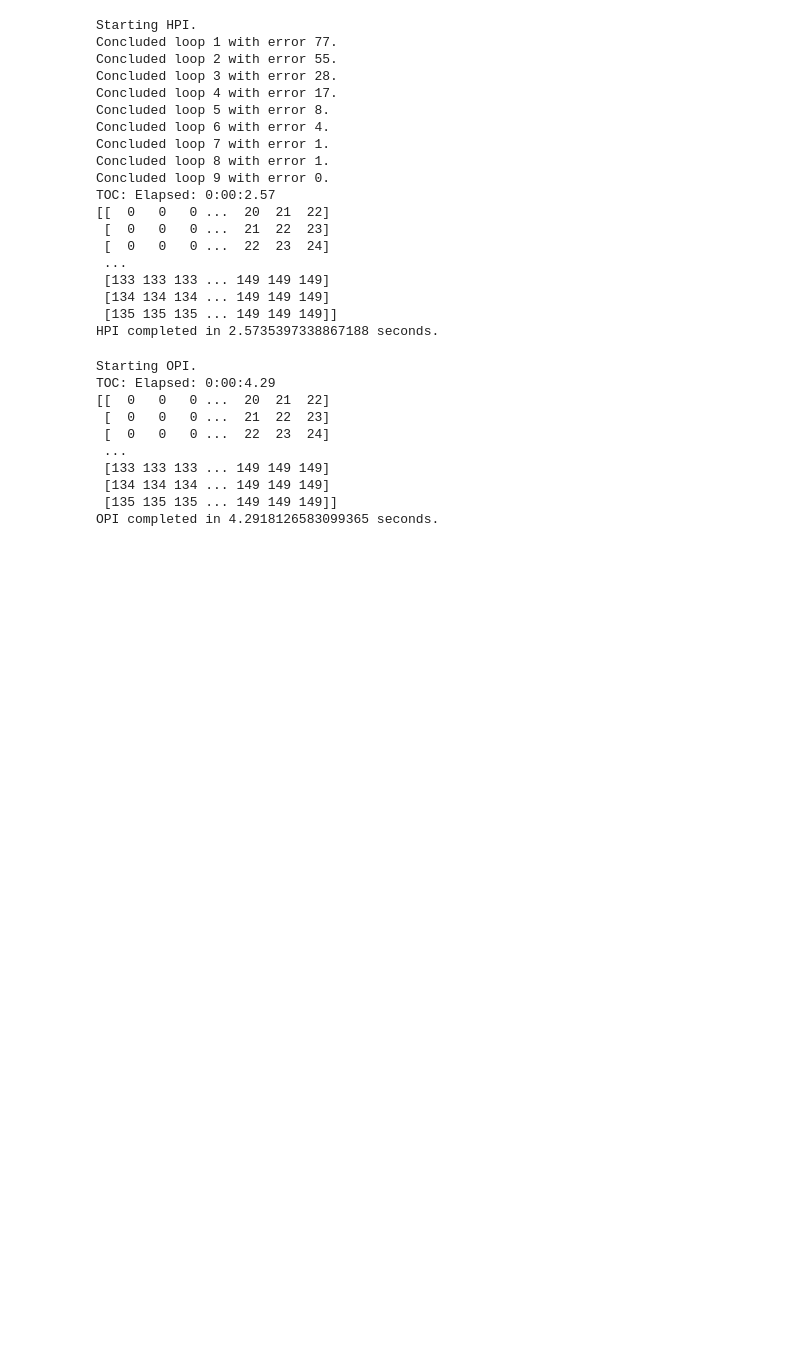
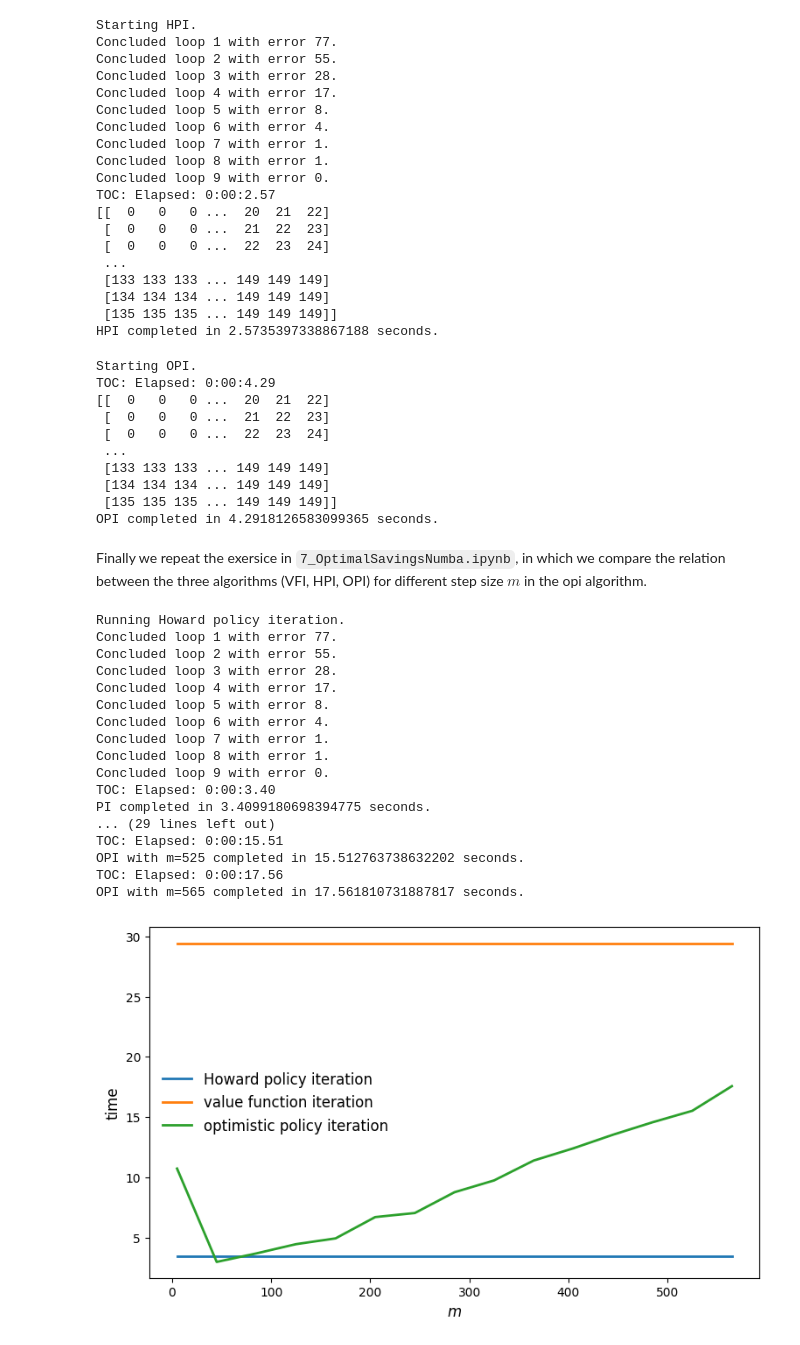
Before and after one commit to mloyorev/Theory, a Jupyter notebook: 9_OptimalSavingsJax.ipynb, the cells around one changed output. Saved outputs shown, nothing was run; the diff lists cells and outputs as text; code cells hidden in the pictures; blank space fills up the shorter version.

```diff
--- a/9_OptimalSavingsJax.ipynb
+++ b/9_OptimalSavingsJax.ipynb
@@ -404,3 +404,57 @@ TOC: Elapsed: 0:00:4.29
  [134 134 134 ... 149 149 149]
  [135 135 135 ... 149 149 149]]
 OPI completed in 4.2918126583099365 seconds.
+# %% [markdown]
+Finally we repeat the exersice in `7_OptimalSavingsNumba.ipynb`, in which we compare the relation between the three algorithms (VFI, HPI, OPI) for different step size $m$ in the opi algorithm.
+# %%
+m_vals = range(5, 600, 40)
+model = create_consumption_model_jax()
+print("Running Howard policy iteration.")
+qe.tic()
+σ_pi = policy_iteration(model)
+pi_time = qe.toc()
+print(f"PI completed in {pi_time} seconds.")
+
+print("Running value function iteration.")
+qe.tic()
+σ_vfi = value_iteration(model, tol=1e-5)
+vfi_time = qe.toc()
+print(f"VFI completed in {vfi_time} seconds.")
+
+opi_times = []
+for m in m_vals:
+    qe.tic()
+    σ_opi = optimistic_policy_iteration(model, m=m, tol=1e-5)
+    opi_time = qe.toc()
+    print(f"OPI with m={m} completed in {opi_time} seconds.")
+    opi_times.append(opi_time)
+
+fig, ax = plt.subplots(figsize=(9, 5.2))
+ax.plot(m_vals, np.full(len(m_vals), pi_time),
+        lw=2, label="Howard policy iteration")
+ax.plot(m_vals, np.full(len(m_vals), vfi_time),
+        lw=2, label="value function iteration")
+ax.plot(m_vals, opi_times, lw=2, label="optimistic policy iteration")
+ax.legend(fontsize=12, frameon=False)
+ax.set_xlabel("$m$", fontsize=12)
+ax.set_ylabel("time", fontsize=12)
+plt.show()
+# %% [output]
+Running Howard policy iteration.
+Concluded loop 1 with error 77.
+Concluded loop 2 with error 55.
+Concluded loop 3 with error 28.
+Concluded loop 4 with error 17.
+Concluded loop 5 with error 8.
+Concluded loop 6 with error 4.
+Concluded loop 7 with error 1.
+Concluded loop 8 with error 1.
+Concluded loop 9 with error 0.
+TOC: Elapsed: 0:00:3.40
+PI completed in 3.4099180698394775 seconds.
+... (29 lines left out)
+TOC: Elapsed: 0:00:15.51
+OPI with m=525 completed in 15.512763738632202 seconds.
+TOC: Elapsed: 0:00:17.56
+OPI with m=565 completed in 17.561810731887817 seconds.
+[figure, added]
```
